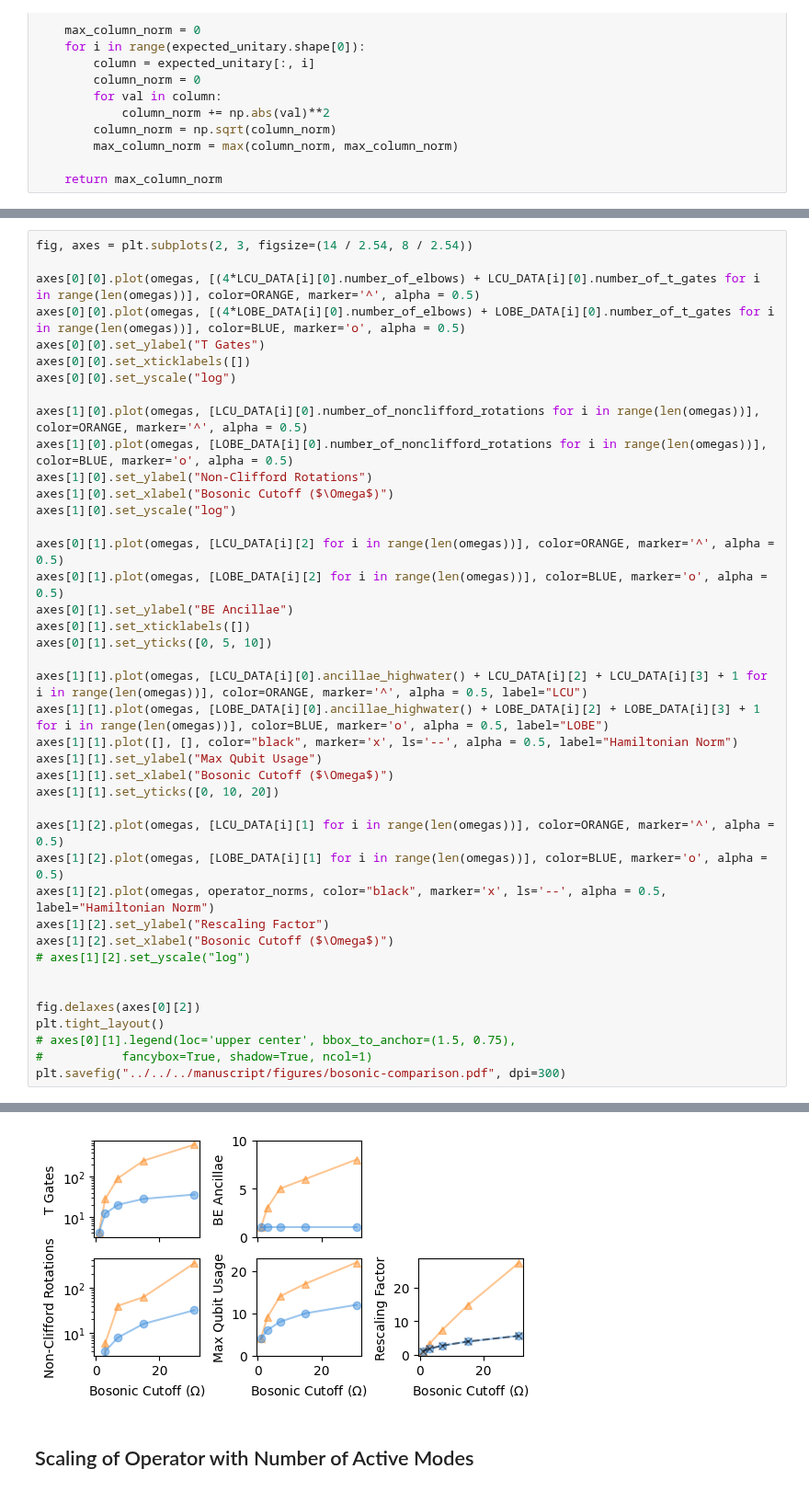
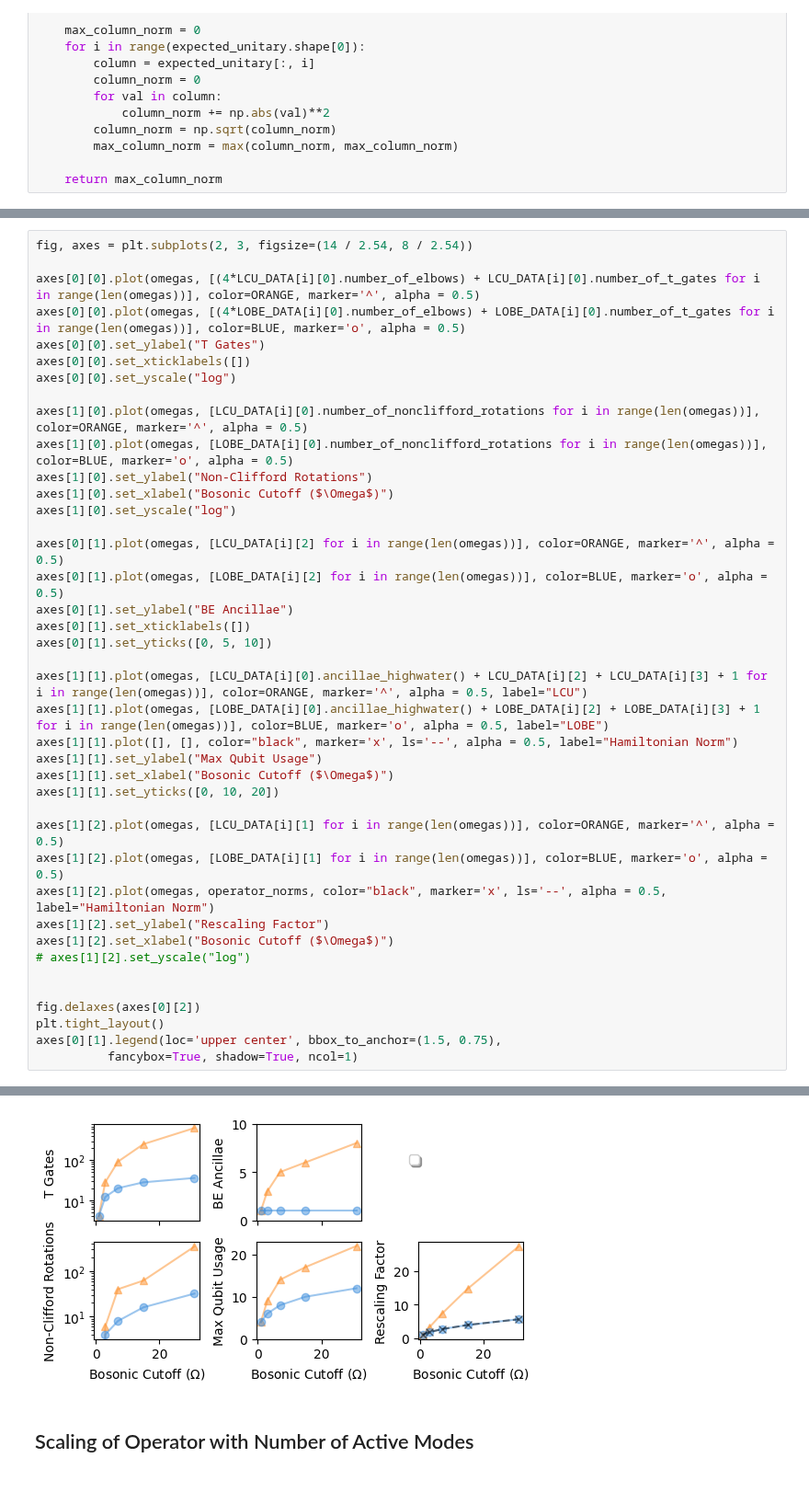
Before and after one commit to Tufts-QIQC/LOBE, a Jupyter notebook: notebooks/benchmarking/components/bosonic_operators.ipynb, the cells around one changed output, grey strips where cells are left out. Shown at 92% size. Saved outputs shown, nothing was run; the diff lists cells and outputs as text.

Commit message:
Removing references to manuscript

```diff
--- a/notebooks/benchmarking/components/bosonic_operators.ipynb
+++ b/notebooks/benchmarking/components/bosonic_operators.ipynb
@@ -169,7 +169,6 @@ axes[1][2].set_xlabel("Bosonic Cutoff ($\Omega$)")
 
 fig.delaxes(axes[0][2])
 plt.tight_layout()
-# axes[0][1].legend(loc='upper center', bbox_to_anchor=(1.5, 0.75),
-#           fancybox=True, shadow=True, ncol=1)
-plt.savefig("../../../manuscript/figures/bosonic-comparison.pdf", dpi=300)
+axes[0][1].legend(loc='upper center', bbox_to_anchor=(1.5, 0.75),
+          fancybox=True, shadow=True, ncol=1)
 # %% [output]
@@ -176,4 +176,4 @@ plt.savefig("../../../manuscript/figures/bosonic-comparison.pdf", dpi=300)
-[figure, old version]
+[figure, new version]
 # %% [markdown]
 ## Scaling of Operator with Number of Active Modes
 # %%
```
Also changed, not shown: parts of 3 cells of this notebook, 6 other files.
